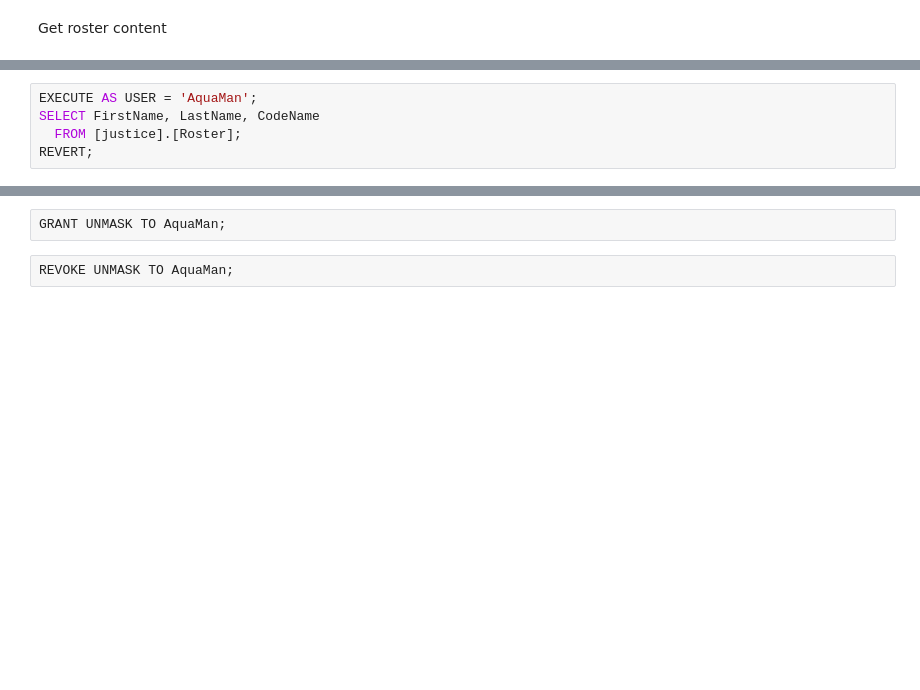
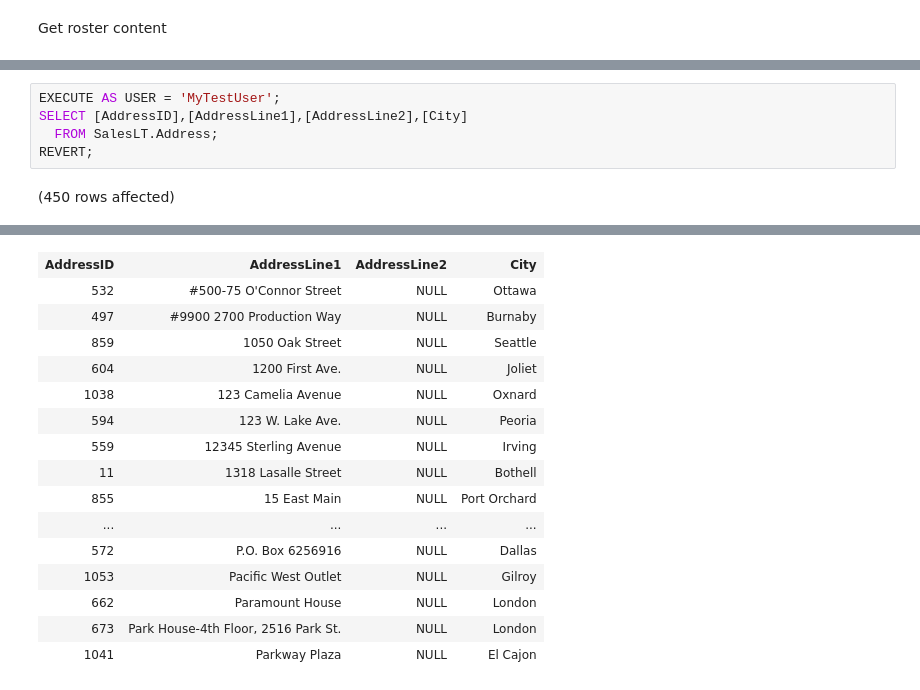
Before and after one commit to EricvanOs/AzureDataStudio, a Jupyter notebook: Notebooks/SQLDemo.ipynb, the cells around one changed output, grey strips where cells are left out. Drawn from its saved outputs; the diff is of its cells as text; blank space fills up the shorter version.

```diff
--- a/Notebooks/SQLDemo.ipynb
+++ b/Notebooks/SQLDemo.ipynb
@@ -62,5 +64,7 @@ ALTER ROLE db_datawriter ADD MEMBER AquaMan
 # %%
-EXECUTE AS USER = 'AquaMan';
-SELECT FirstName, LastName, CodeName
-  FROM [justice].[Roster];
+EXECUTE AS USER = 'MyTestUser';
+SELECT [AddressID],[AddressLine1],[AddressLine2],[City]
+  FROM SalesLT.Address;
 REVERT;
+# %% [output]
+(450 rows affected)
@@ -67,4 +72,16 @@ REVERT;
+| AddressID | AddressLine1 | AddressLine2 | City |
+| 532 | #500-75 O'Connor Street | NULL | Ottawa |
+| 497 | #9900 2700 Production Way | NULL | Burnaby |
+| 859 | 1050 Oak Street | NULL | Seattle |
+| 604 | 1200 First Ave. | NULL | Joliet |
+| 1038 | 123 Camelia Avenue | NULL | Oxnard |
+| 594 | 123 W. Lake Ave. | NULL | Peoria |
+| 559 | 12345 Sterling Avenue | NULL | Irving |
+| 11 | 1318 Lasalle Street | NULL | Bothell |
+| 855 | 15 East Main | NULL | Port Orchard |
+| ... | ... | ... | ... |
+| 572 | P.O. Box 6256916 | NULL | Dallas |
+| 1053 | Pacific West Outlet | NULL | Gilroy |
+| 662 | Paramount House | NULL | London |
+| 673 | Park House-4th Floor, 2516 Park St. | NULL | London |
+| 1041 | Parkway Plaza | NULL | El Cajon |
-# %%
-GRANT UNMASK TO AquaMan;
-# %%
-REVOKE UNMASK TO AquaMan;
```
Also changed, not shown: parts of 9 cells of this notebook.
